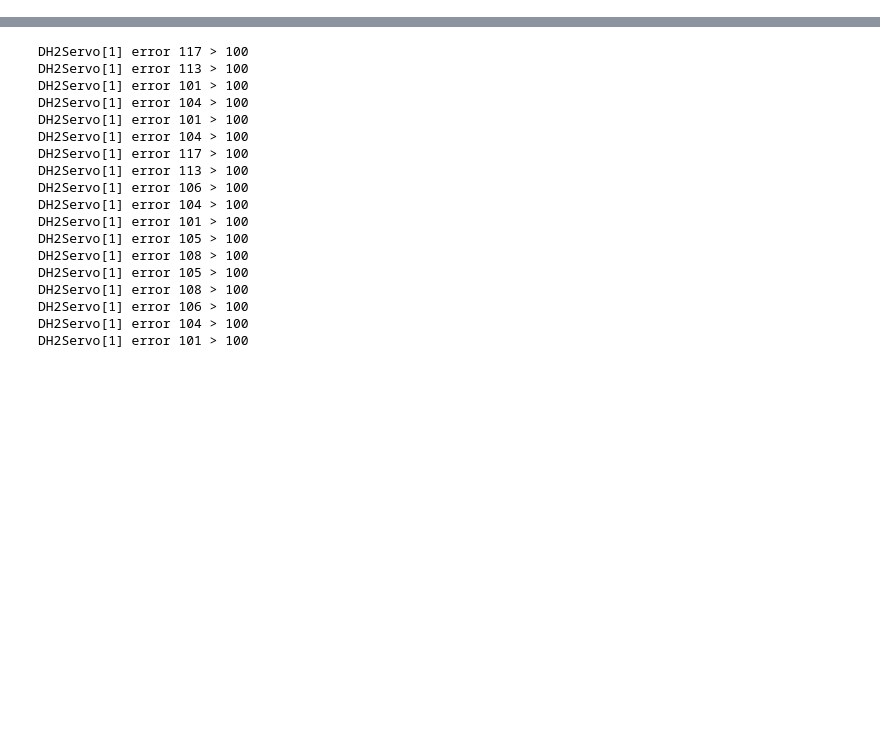
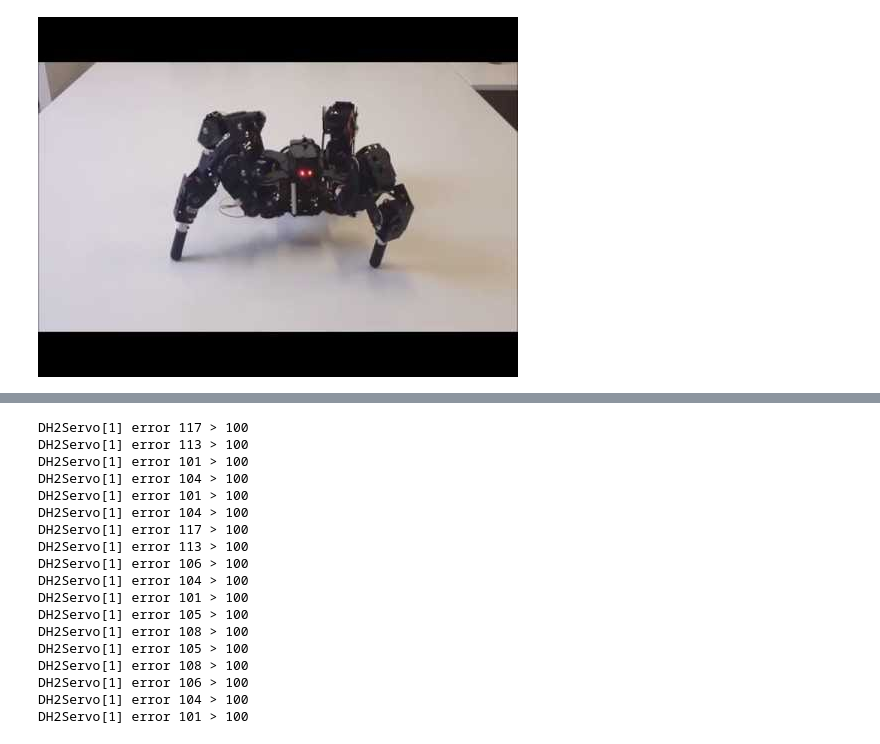
Before and after one commit to MultipedRobotics/multiped, a Jupyter notebook: ax12/docs/gait.ipynb, the cells around one changed output, grey strips where cells are left out. Drawn from its saved outputs; the diff is of its cells as text; code cells hidden in the pictures; blank space fills up the shorter version.

```diff
--- a/ax12/docs/gait.ipynb
+++ b/ax12/docs/gait.ipynb
@@ -36,3 +48,8 @@ from IPython.display import HTML
 # %%
 from quadruped import DiscreteRippleGait
 from quadruped import Leg4
+# %%
+from IPython.lib.display import YouTubeVideo, VimeoVideo, FileLink
+YouTubeVideo('RgV6BoCdTcc', width="100%")
+# %% [output]
+[figure, added]
```
Also changed, not shown: parts of 14 cells of this notebook, 6 other files.
